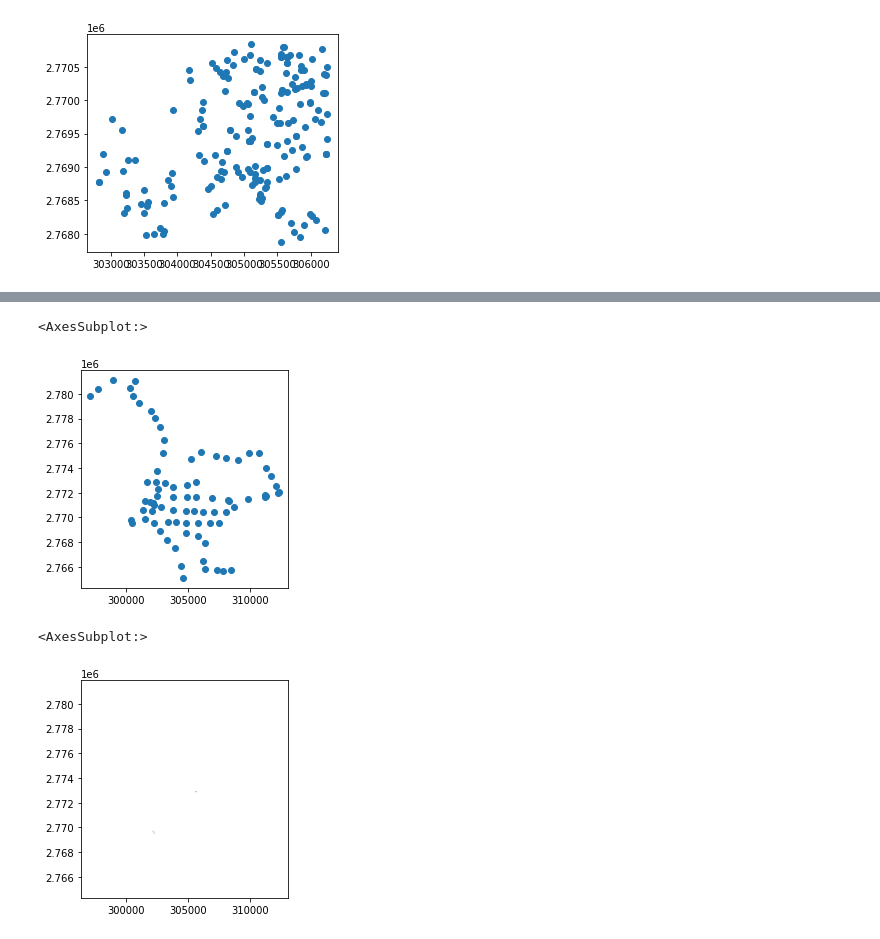
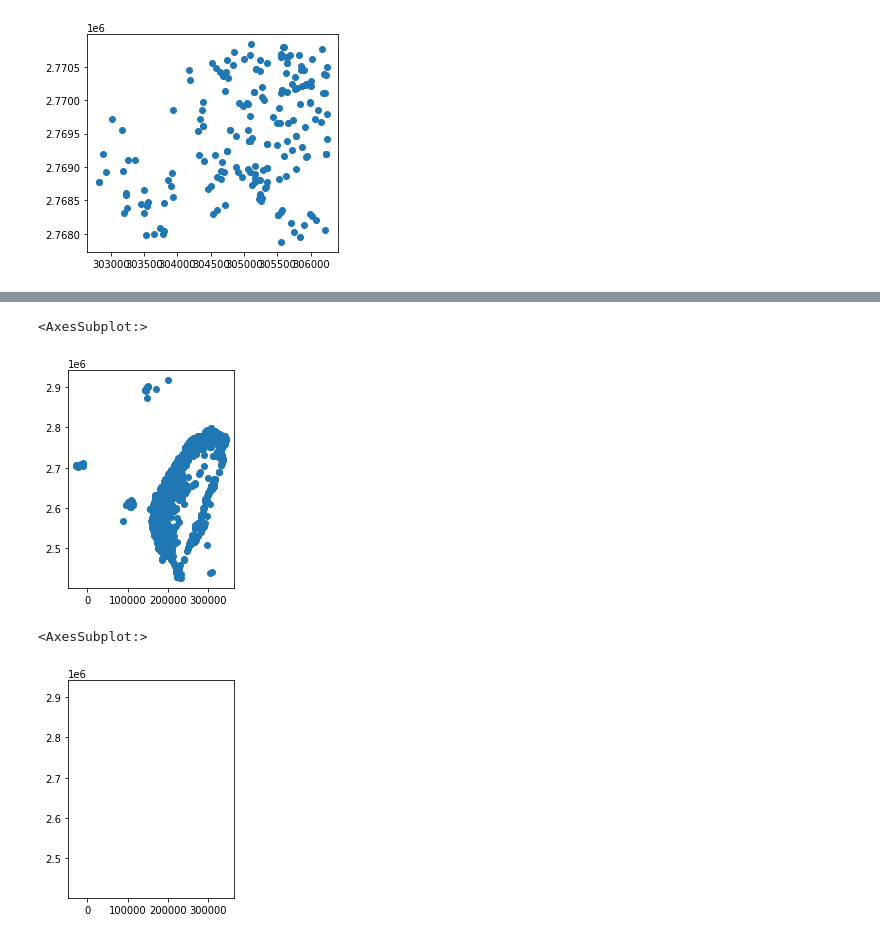
Before and after one commit to tazz7420/house_price_prediction, a Jupyter notebook: preprocessing.ipynb, the cells around one changed output, grey strips where cells are left out. Saved outputs shown, nothing was run; the diff lists cells and outputs as text; code cells hidden in the pictures.

```diff
--- a/preprocessing.ipynb
+++ b/preprocessing.ipynb
@@ -193,14 +145,14 @@ gf_station = gf_station.to_crs(epsg=3826)
 gf_university = gpd.read_file(f'./dataset/university.geojson', encoding = 'utf-8')
 gf_university = gf_university.to_crs(epsg=3826)
 # %%
-gf_station.plot()
+gf_cstore.plot()
 # %% [output]
 <AxesSubplot:>
-[figure, old version]
+[figure, new version]
 # %%
-gf_station['geometry'] = gf_station.buffer(0.001)
-gf_station.plot()
+gf_cstore['geometry'] = gf_cstore.buffer(0.001)
+gf_cstore.plot()
 # %% [output]
 <AxesSubplot:>
-[figure, old version]
+[figure, new version]
 # %%
```
Also changed, not shown: parts of 9 cells of this notebook, 5 other files.
